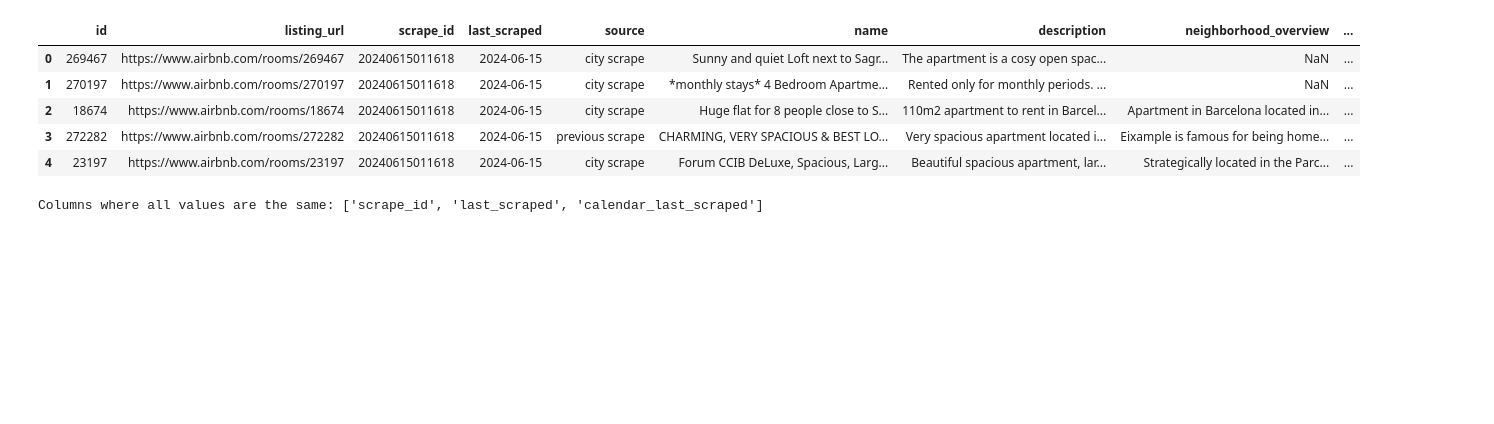
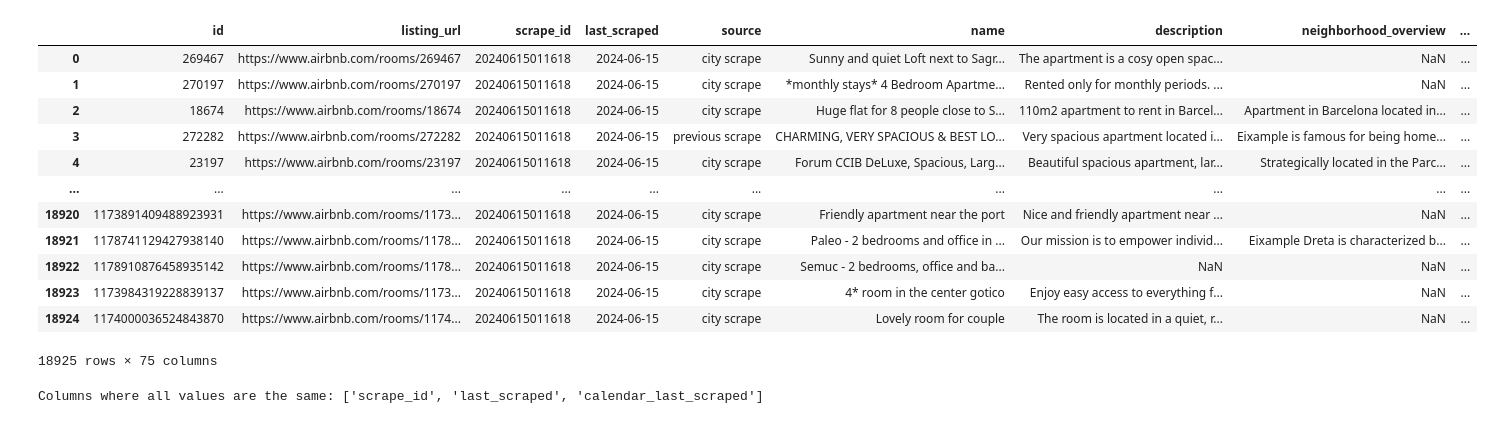
Before and after one commit to christianp12/Data-Driven-Exploration-of-Airbnb-Listings-Price, a Jupyter notebook: listings preprocessing.ipynb, the cells around one changed output. Saved outputs shown, nothing was run; the diff lists cells and outputs as text; code cells hidden in the pictures; blank space fills up the shorter version.

```diff
--- a/listings preprocessing.ipynb
+++ b/listings preprocessing.ipynb
@@ -1,19 +1,26 @@
 # %%
 import pandas as pd
 
 # Set display options to show more rows and columns
 pd.set_option('display.max_columns', None) # Show all columns
 
 listings = pd.read_csv('../AirBnb datasets/barcelona/listings.csv')
 
-listings.head()
+listings
 # %% [output]
 |  | id | listing_url | scrape_id | last_scraped | source | name | description | neighborhood_overview | ... |
 | 0 | 269467 | https://www.airbnb.com/rooms/269467 | 20240615011618 | 2024-06-15 | city scrape | Sunny and quiet Loft next to Sagr... | The apartment is a cosy open spac... | NaN | ... |
 | 1 | 270197 | https://www.airbnb.com/rooms/270197 | 20240615011618 | 2024-06-15 | city scrape | *monthly stays* 4 Bedroom Apartme... | Rented only for monthly periods. ... | NaN | ... |
 | 2 | 18674 | https://www.airbnb.com/rooms/18674 | 20240615011618 | 2024-06-15 | city scrape | Huge flat for 8 people close to S... | 110m2 apartment to rent in Barcel... | Apartment in Barcelona located in... | ... |
 | 3 | 272282 | https://www.airbnb.com/rooms/272282 | 20240615011618 | 2024-06-15 | previous scrape | CHARMING, VERY SPACIOUS & BEST LO... | Very spacious apartment located i... | Eixample is famous for being home... | ... |
 | 4 | 23197 | https://www.airbnb.com/rooms/23197 | 20240615011618 | 2024-06-15 | city scrape | Forum CCIB DeLuxe, Spacious, Larg... | Beautiful spacious apartment, lar... | Strategically located in the Parc... | ... |
+| ... | ... | ... | ... | ... | ... | ... | ... | ... | ... |
+| 18920 | 1173891409488923931 | https://www.airbnb.com/rooms/1173... | 20240615011618 | 2024-06-15 | city scrape | Friendly apartment near the port | Nice and friendly apartment near ... | NaN | ... |
+| 18921 | 1178741129427938140 | https://www.airbnb.com/rooms/1178... | 20240615011618 | 2024-06-15 | city scrape | Paleo - 2 bedrooms and office in ... | Our mission is to empower individ... | Eixample Dreta is characterized b... | ... |
+| 18922 | 1178910876458935142 | https://www.airbnb.com/rooms/1178... | 20240615011618 | 2024-06-15 | city scrape | Semuc - 2 bedrooms, office and ba... | NaN | NaN | ... |
+| 18923 | 1173984319228839137 | https://www.airbnb.com/rooms/1173... | 20240615011618 | 2024-06-15 | city scrape | 4* room in the center gotico | Enjoy easy access to everything f... | NaN | ... |
+| 18924 | 1174000036524843870 | https://www.airbnb.com/rooms/1174... | 20240615011618 | 2024-06-15 | city scrape | Lovely room for couple | The room is located in a quiet, r... | NaN | ... |
+18925 rows × 75 columns
 # %%
 # Identify columns where all values are the same
 constant_columns = [col for col in listings.columns if listings[col].nunique() == 1]
```
Also changed, not shown: parts of 26 cells of this notebook, 2 other files.
